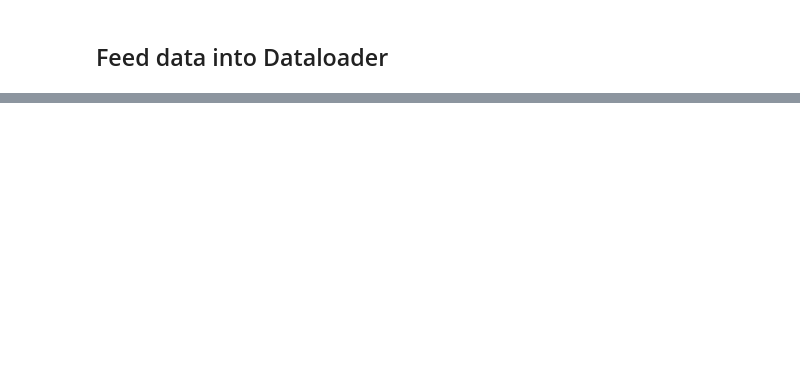
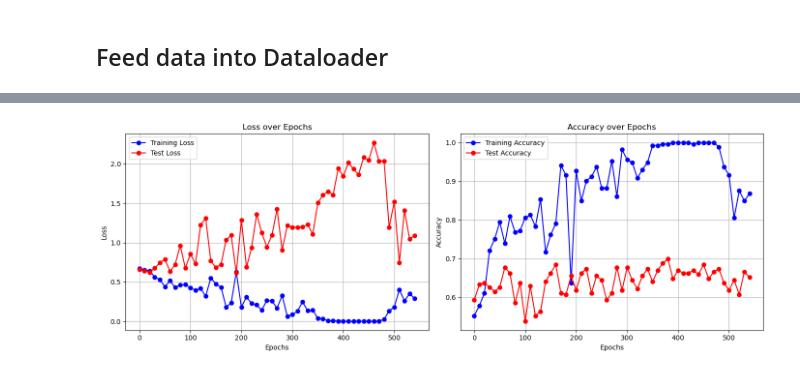
Before and after one commit to Jideco/stroke_rehab_data_analysis, a Jupyter notebook: 1_data_preparation_and_evaluation.ipynb, the cells around one changed output, grey strips where cells are left out. Saved outputs shown, nothing was run; the diff lists cells and outputs as text; code cells hidden in the pictures; blank space fills up the shorter version.

Commit message:
train_model

```diff
--- a/1_data_preparation_and_evaluation.ipynb
+++ b/1_data_preparation_and_evaluation.ipynb
@@ -1232,11 +1232,13 @@ def extract(input, n_classes, n_fea, time_window, moving):
 # %%
 n_class = 2  # 2 labels, 0 for right and 1 for left
 no_feature = 3  # the number of the features/channels
-segment_length = 50  # selected time window; 50=250*0.2
-LR = 0.005  # learning rate
+segment_length = 120  # selected time window; 50=250*0.2
+#LR = 0.005  # learning rate
+LR = 1e-3
 EPOCH = 550 #101
-n_hidden = 128  # number of neurons in hidden layer
-l2 = 0.01  # the coefficient of l2-norm regularization
+n_hidden = 256  # number of neurons in hidden layer
+#l2 = 0.01  # the coefficient of l2-norm regularization
+l2 = 1e-5
 # %%
 data_seg = extract(dataset, n_classes=n_class, n_fea=no_feature, time_window=segment_length, moving=(segment_length/2))  # 50% overlapping
 print('After segmentation, the shape of the data:', data_seg.shape)
@@ -1250,7 +1252,7 @@ After segmentation, the shape of the data: (6553, 151)
 no_longfeature = no_feature*segment_length
 data_seg_feature = data_seg[:, :no_longfeature]
 data_seg_label = data_seg[:, no_longfeature:no_longfeature+1]
-train_feature, test_feature, train_label, test_label = train_test_split(data_seg_feature, data_seg_label,test_size=0.2, shuffle=True)
+train_feature, test_feature, train_label, test_label = train_test_split(data_seg_feature, data_seg_label,test_size=0.1, shuffle=True)
 # %%
 train_label.shape
 # %% [output]
@@ -1290,0 +1385,8 @@ test_label = torch.tensor(test_label.flatten()).to(device)
+# %%
+def one_hot(y_):
+    # Function to encode output labels from number indexes
+    # e.g.: [[5], [0], [3]] --> [[0, 0, 0, 0, 0, 1], [1, 0, 0, 0, 0, 0], [0, 0, 0, 1, 0, 0]]
+    y_ = y_.reshape(len(y_))
+    y_ = [int(xx) for xx in y_]
+    n_values = np.max(y_) + 1
+    return np.eye(n_values)[np.array(y_, dtype=np.int32)]
@@ -1290,0 +1474,28 @@ test_label = torch.tensor(test_label.flatten()).to(device)
+# %%
+# Plot training and validation metrics
+plt.figure(figsize=(14, 5))
+
+# Plot loss
+plt.subplot(1, 2, 1)
+plt.plot(epochs_recorded, train_losses, 'b-o', label='Training Loss')
+plt.plot(epochs_recorded, test_losses, 'r-o', label='Test Loss')
+plt.title('Loss over Epochs')
+plt.xlabel('Epochs')
+plt.ylabel('Loss')
+plt.legend()
+plt.grid(True)
+
+# Plot accuracy
+plt.subplot(1, 2, 2)
+plt.plot(epochs_recorded, train_accs, 'b-o', label='Training Accuracy')
+plt.plot(epochs_recorded, test_accs, 'r-o', label='Test Accuracy')
+plt.title('Accuracy over Epochs')
+plt.xlabel('Epochs')
+plt.ylabel('Accuracy')
+plt.legend()
+plt.grid(True)
+
+plt.tight_layout()
+plt.show()
+# %% [output]
+[figure, added]
```
Also changed, not shown: parts of 14 cells of this notebook.
